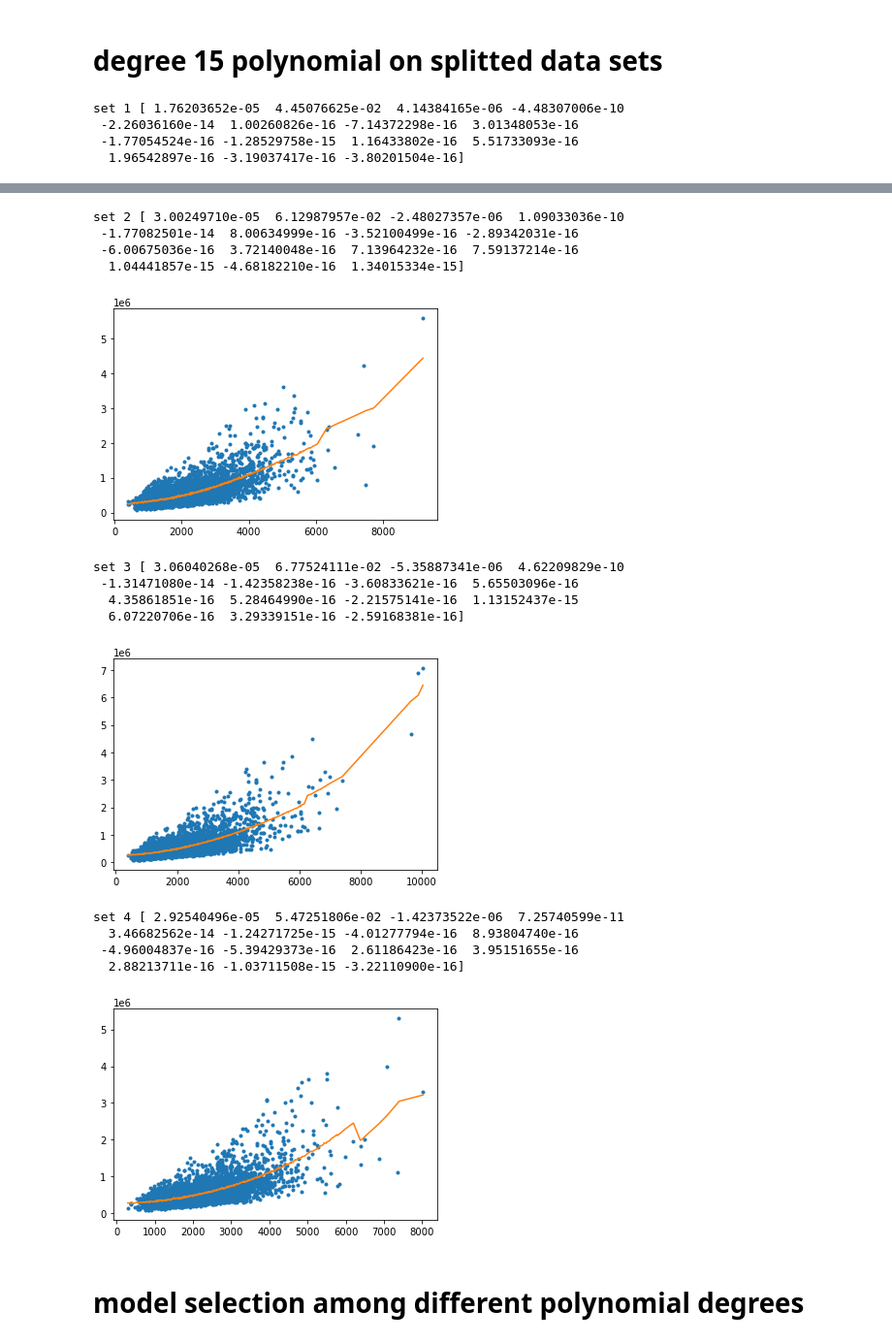
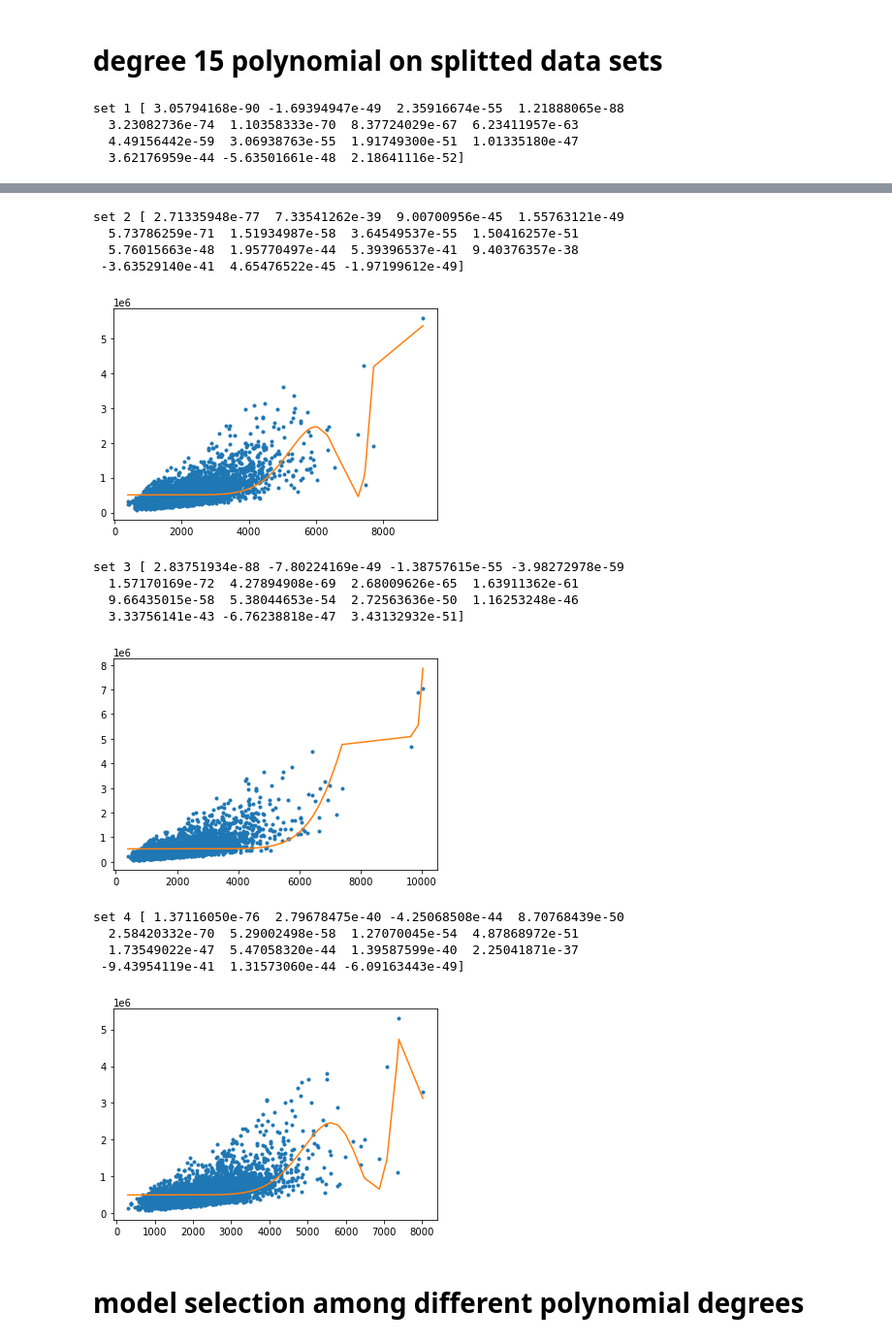
Before and after one commit to LSijing/Machine-Learning-UW, a Jupyter notebook: c2-regression/w3-assess-performance/polynomial_regre.ipynb, the cells around one changed output, grey strips where cells are left out. Shown at 97% size. Cells and saved outputs as stored; diff of their text form; code cells hidden in the pictures.

```diff
--- a/c2-regression/w3-assess-performance/polynomial_regre.ipynb
+++ b/c2-regression/w3-assess-performance/polynomial_regre.ipynb
@@ -3,6 +3,11 @@ import pandas as pd
 import numpy as np
 import matplotlib.pyplot as plt
 from sklearn.linear_model import LinearRegression
+# %%
+dtype_dict = {'bathrooms':float, 'waterfront':int, 'sqft_above':int, 'sqft_living15':float, 'grade':int,
+              'yr_renovated':int, 'price':float, 'bedrooms':float, 'zipcode':str, 'long':float, 'sqft_lot15':float,
+              'sqft_living':float, 'floors':str, 'condition':int,
+              'lat':float, 'date':str, 'sqft_basement':int, 'yr_built':int, 'id':str, 'sqft_lot':int, 'view':int}
 # %% [markdown]
 # define polynomial feature function
 # %%
@@ -73,7 +84,7 @@ plt.show()
 # degree 15 polynomial on splitted data sets
 # %%
 for i in range(1,5):
-    salesi = pd.read_csv('wk3_kc_house_set_'+str(i)+'_data.csv/wk3_kc_house_set_'+str(i)+'_data.csv')
+    salesi = pd.read_csv('wk3_kc_house_set_'+str(i)+'_data.csv/wk3_kc_house_set_'+str(i)+'_data.csv', dtype=dtype_dict)
     salesi = salesi.sort_values(['sqft_living','price'])
     polys_data = polynomial_dataframe(salesi['sqft_living'], degree=15)
     model = LinearRegression()
@@ -84,7 +95,7 @@ for i in range(1,5):
     plt.plot(polys_data['power_1'], model.predict(polys_data), '-')
     plt.show()
 # %% [output]
-set 1 [ 1.76203652e-05  4.45076625e-02  4.14384165e-06 -4.48307006e-10
- -2.26036160e-14  1.00260826e-16 -7.14372298e-16  3.01348053e-16
- -1.77054524e-16 -1.28529758e-15  1.16433802e-16  5.51733093e-16
-  1.96542897e-16 -3.19037417e-16 -3.80201504e-16]
+set 1 [ 3.05794168e-90 -1.69394947e-49  2.35916674e-55  1.21888065e-88
+  3.23082736e-74  1.10358333e-70  8.37724029e-67  6.23411957e-63
+  4.49156442e-59  3.06938763e-55  1.91749300e-51  1.01335180e-47
+  3.62176959e-44 -5.63501661e-48  2.18641116e-52]
@@ -92,18 +103,18 @@ set 1 [ 1.76203652e-05  4.45076625e-02  4.14384165e-06 -4.48307006e-10
-set 2 [ 3.00249710e-05  6.12987957e-02 -2.48027357e-06  1.09033036e-10
- -1.77082501e-14  8.00634999e-16 -3.52100499e-16 -2.89342031e-16
- -6.00675036e-16  3.72140048e-16  7.13964232e-16  7.59137214e-16
-  1.04441857e-15 -4.68182210e-16  1.34015334e-15]
+set 2 [ 2.71335948e-77  7.33541262e-39  9.00700956e-45  1.55763121e-49
+  5.73786259e-71  1.51934987e-58  3.64549537e-55  1.50416257e-51
+  5.76015663e-48  1.95770497e-44  5.39396537e-41  9.40376357e-38
+ -3.63529140e-41  4.65476522e-45 -1.97199612e-49]
-[figure, old version]
+[figure, new version]
-set 3 [ 3.06040268e-05  6.77524111e-02 -5.35887341e-06  4.62209829e-10
- -1.31471080e-14 -1.42358238e-16 -3.60833621e-16  5.65503096e-16
-  4.35861851e-16  5.28464990e-16 -2.21575141e-16  1.13152437e-15
-  6.07220706e-16  3.29339151e-16 -2.59168381e-16]
+set 3 [ 2.83751934e-88 -7.80224169e-49 -1.38757615e-55 -3.98272978e-59
+  1.57170169e-72  4.27894908e-69  2.68009626e-65  1.63911362e-61
+  9.66435015e-58  5.38044653e-54  2.72563636e-50  1.16253248e-46
+  3.33756141e-43 -6.76238818e-47  3.43132932e-51]
-[figure, old version]
+[figure, new version]
-set 4 [ 2.92540496e-05  5.47251806e-02 -1.42373522e-06  7.25740599e-11
-  3.46682562e-14 -1.24271725e-15 -4.01277794e-16  8.93804740e-16
- -4.96004837e-16 -5.39429373e-16  2.61186423e-16  3.95151655e-16
-  2.88213711e-16 -1.03711508e-15 -3.22110900e-16]
+set 4 [ 1.37116050e-76  2.79678475e-40 -4.25068508e-44  8.70768439e-50
+  2.58420332e-70  5.29002498e-58  1.27070045e-54  4.87868972e-51
+  1.73549022e-47  5.47058320e-44  1.39587599e-40  2.25041871e-37
+ -9.43954119e-41  1.31573060e-44 -6.09163443e-49]
-[figure, old version]
+[figure, new version]
 # %% [markdown]
 # model selection among different polynomial degrees
 # %%
```
Also changed, not shown: parts of 8 cells of this notebook, 2 other files.
